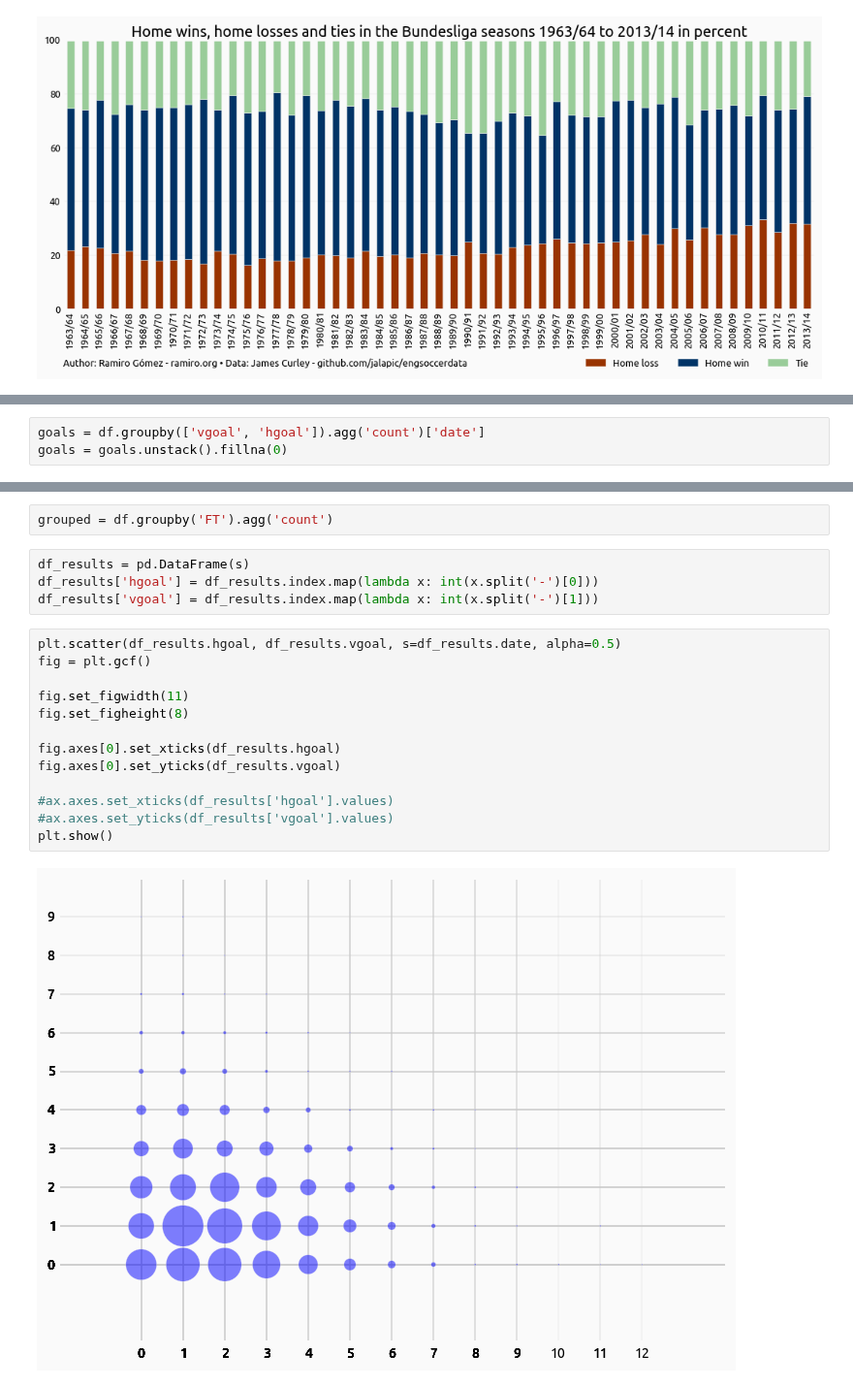
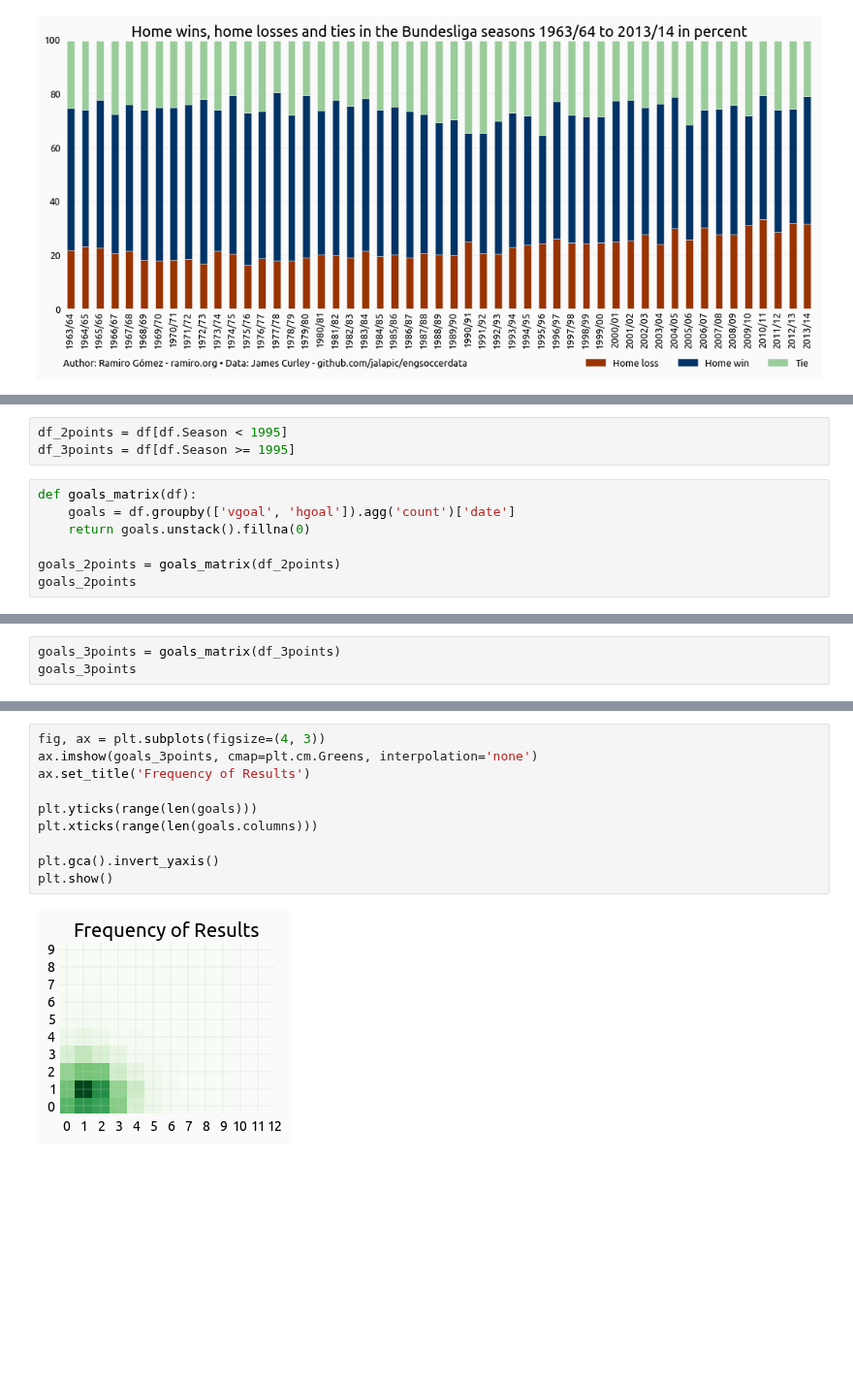
Before and after one commit to yaph/ipython-notebooks, a Jupyter notebook: experiment.ipynb, the cells around one changed output, grey strips where cells are left out. Shown at 97% size. Drawn from its saved outputs; the diff is of its cells as text; blank space fills up the shorter version.

Commit message:
compare results before and after point rule change

```diff
--- a/experiment.ipynb
+++ b/experiment.ipynb
@@ -111,3 +111,10 @@ Home goals vs away goals scatterplot aggreagated for each match day.
+# %%
+df_2points = df[df.Season < 1995]
+df_3points = df[df.Season >= 1995]
 # %%
-goals = df.groupby(['vgoal', 'hgoal']).agg('count')['date']
-goals = goals.unstack().fillna(0)
+def goals_matrix(df):
+    goals = df.groupby(['vgoal', 'hgoal']).agg('count')['date']
+    return goals.unstack().fillna(0)
+
+goals_2points = goals_matrix(df_2points)
+goals_2points
@@ -113,0 +134,3 @@ goals = goals.unstack().fillna(0)
+# %%
+goals_3points = goals_matrix(df_3points)
+goals_3points
@@ -133,21 +162,12 @@ s.order().plot(kind='barh', figsize=(4, 16))
-# %%
-grouped = df.groupby('FT').agg('count')
-# %%
-df_results = pd.DataFrame(s)
-df_results['hgoal'] = df_results.index.map(lambda x: int(x.split('-')[0]))
-df_results['vgoal'] = df_results.index.map(lambda x: int(x.split('-')[1]))
-# %%
-plt.scatter(df_results.hgoal, df_results.vgoal, s=df_results.date, alpha=0.5)
-fig = plt.gcf()
-
-fig.set_figwidth(11)
-fig.set_figheight(8)
-
-fig.axes[0].set_xticks(df_results.hgoal)
-fig.axes[0].set_yticks(df_results.vgoal)
-
-#ax.axes.set_xticks(df_results['hgoal'].values)
-#ax.axes.set_yticks(df_results['vgoal'].values)
-plt.show()
-# %% [output]
-[figure, removed]
+# %%
+fig, ax = plt.subplots(figsize=(4, 3))
+ax.imshow(goals_3points, cmap=plt.cm.Greens, interpolation='none')
+ax.set_title('Frequency of Results')
+
+plt.yticks(range(len(goals)))
+plt.xticks(range(len(goals.columns)))
+
+plt.gca().invert_yaxis()
+plt.show()
+# %% [output]
+[figure, added]
```
Also changed, not shown: parts of 9 cells of this notebook.
